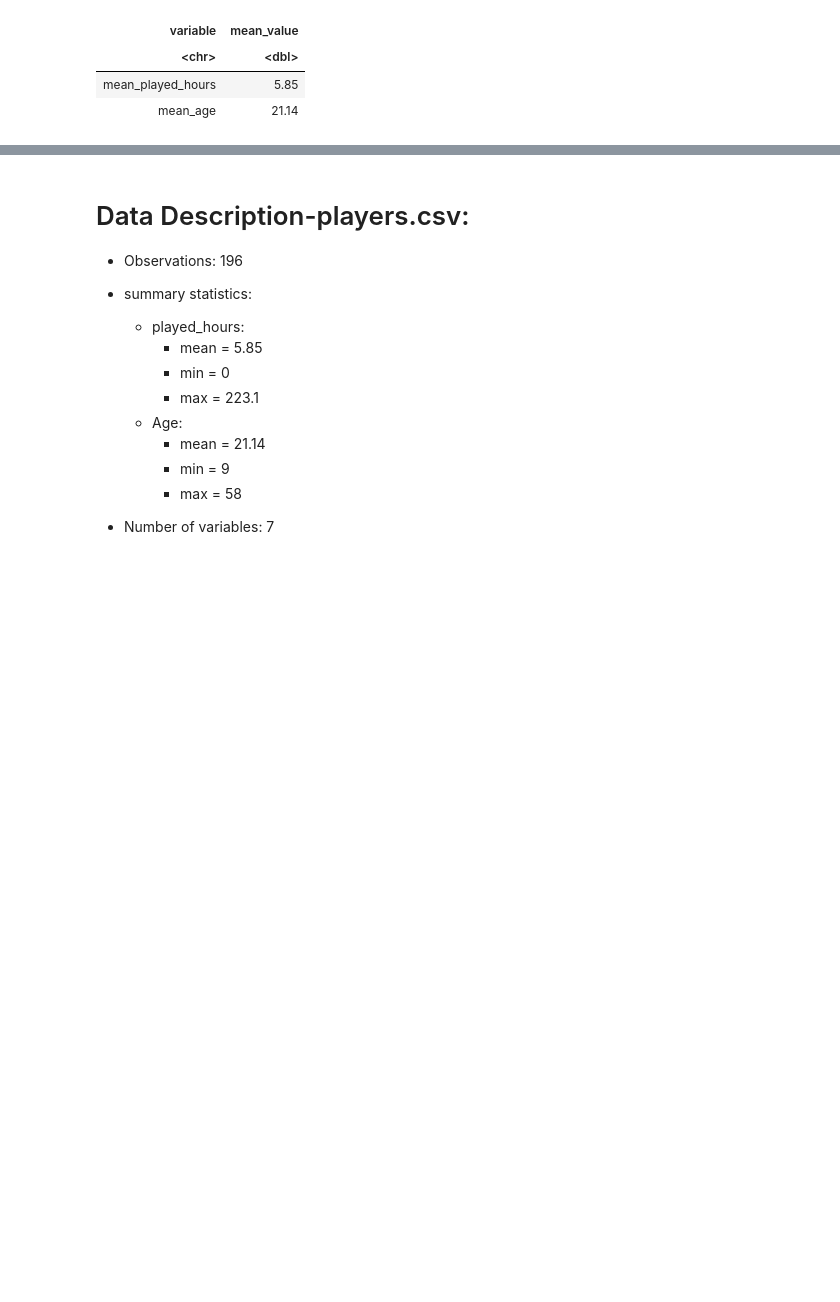
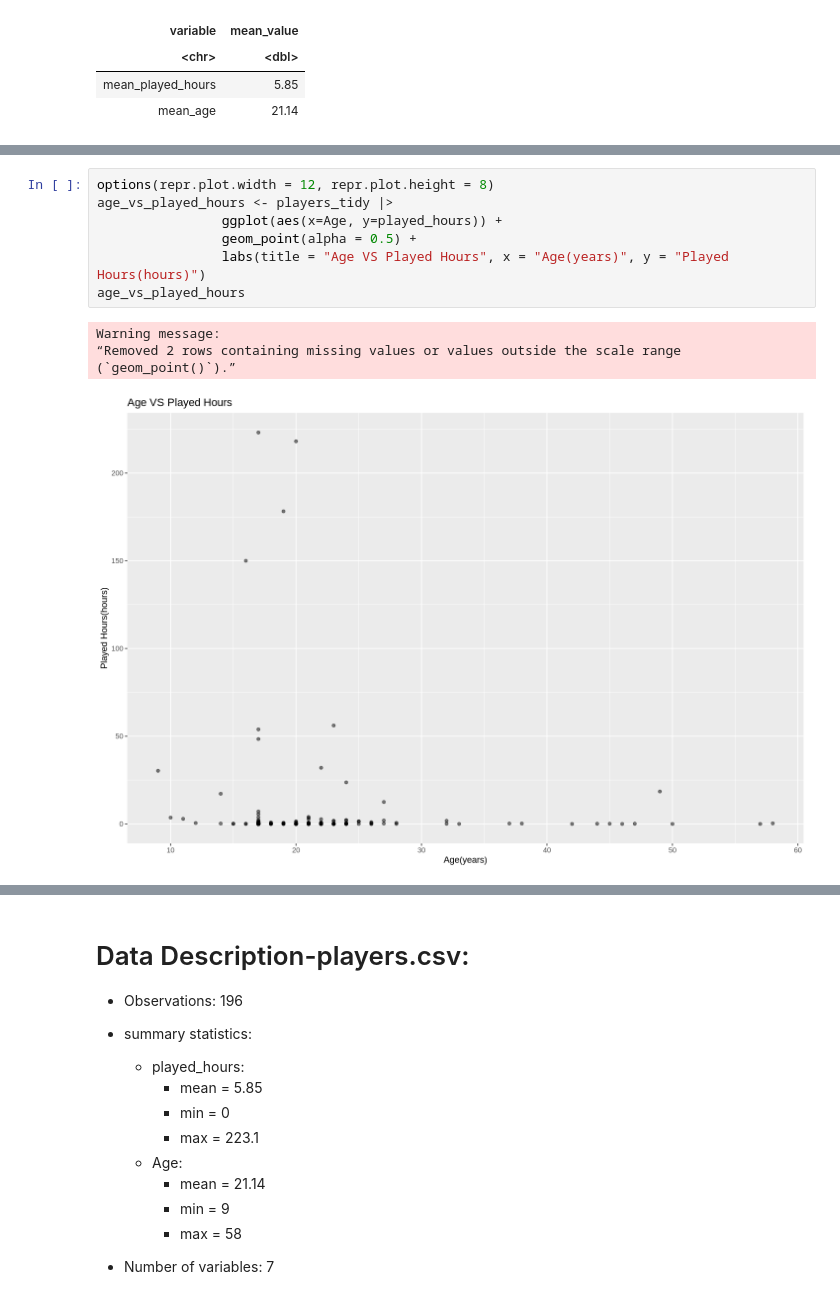
Before and after one commit to mcheng250/dsci_project, a Jupyter notebook: Code.ipynb, the cells around one changed output, grey strips where cells are left out. Cells and saved outputs as stored; diff of their text form; blank space fills up the shorter version.

```diff
--- a/Code.ipynb
+++ b/Code.ipynb
@@ -107,0 +137,12 @@ A tibble: 2 × 2
+# %%
+options(repr.plot.width = 12, repr.plot.height = 8)
+age_vs_played_hours <- players_tidy |>
+                ggplot(aes(x=Age, y=played_hours)) +
+                geom_point(alpha = 0.5) +
+                labs(title = "Age VS Played Hours", x = "Age(years)", y = "Played Hours(hours)")
+age_vs_played_hours
+# %% [output]
+Warning message:
+“Removed 2 rows containing missing values or values outside the scale range
+(`geom_point()`).”
+[figure, added]
```
Also changed, not shown: parts of 8 cells of this notebook.
